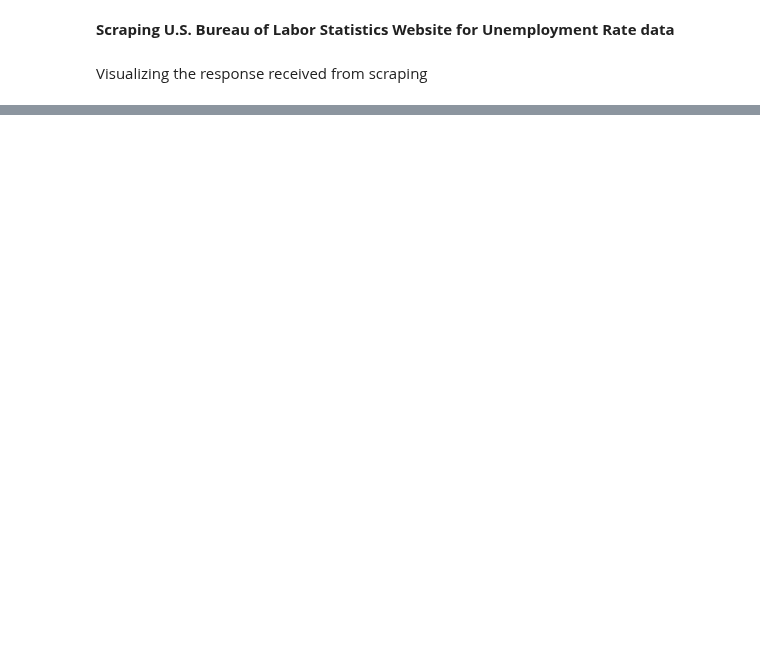
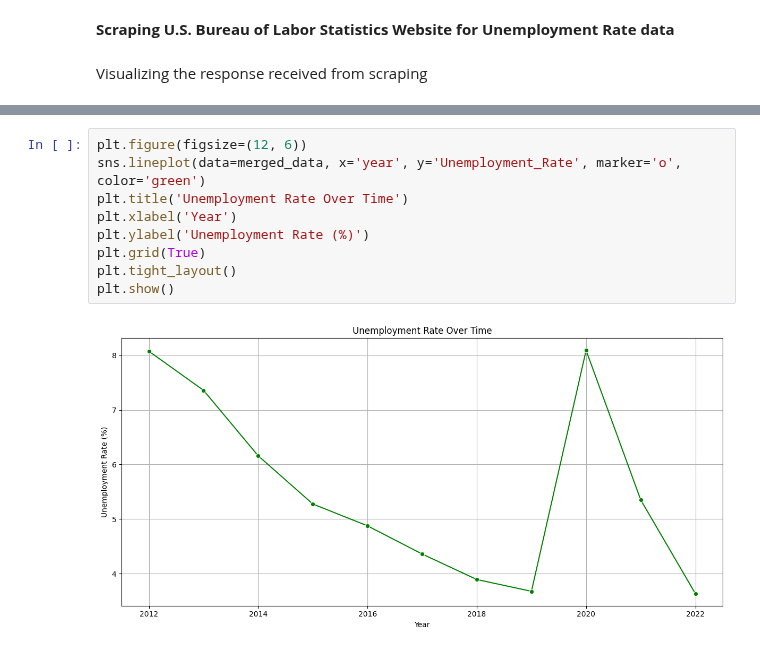
Before and after one commit to ryantangmj/ryantangmj.github.io, a Jupyter notebook: final_tutorial.ipynb, the cells around one changed output, grey strips where cells are left out. Drawn from its saved outputs; the diff is of its cells as text; blank space fills up the shorter version.

```diff
--- a/final_tutorial.ipynb
+++ b/final_tutorial.ipynb
@@ -683,0 +735,11 @@ plt.show()
+# %%
+plt.figure(figsize=(12, 6))
+sns.lineplot(data=merged_data, x='year', y='Unemployment_Rate', marker='o', color='green')
+plt.title('Unemployment Rate Over Time')
+plt.xlabel('Year')
+plt.ylabel('Unemployment Rate (%)')
+plt.grid(True)
+plt.tight_layout()
+plt.show()
+# %% [output]
+[figure, added]
```
Also changed, not shown: parts of 32 cells of this notebook.
